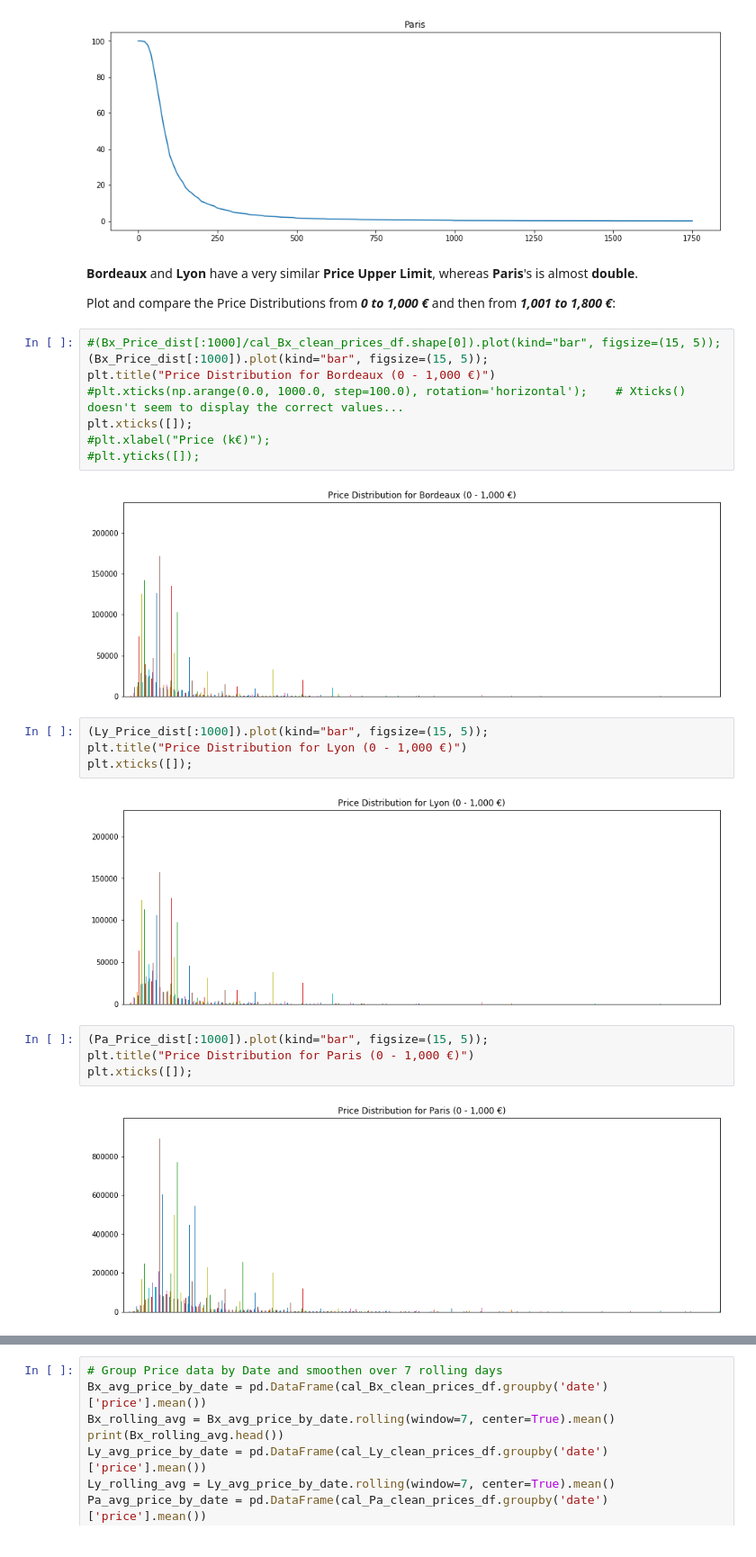
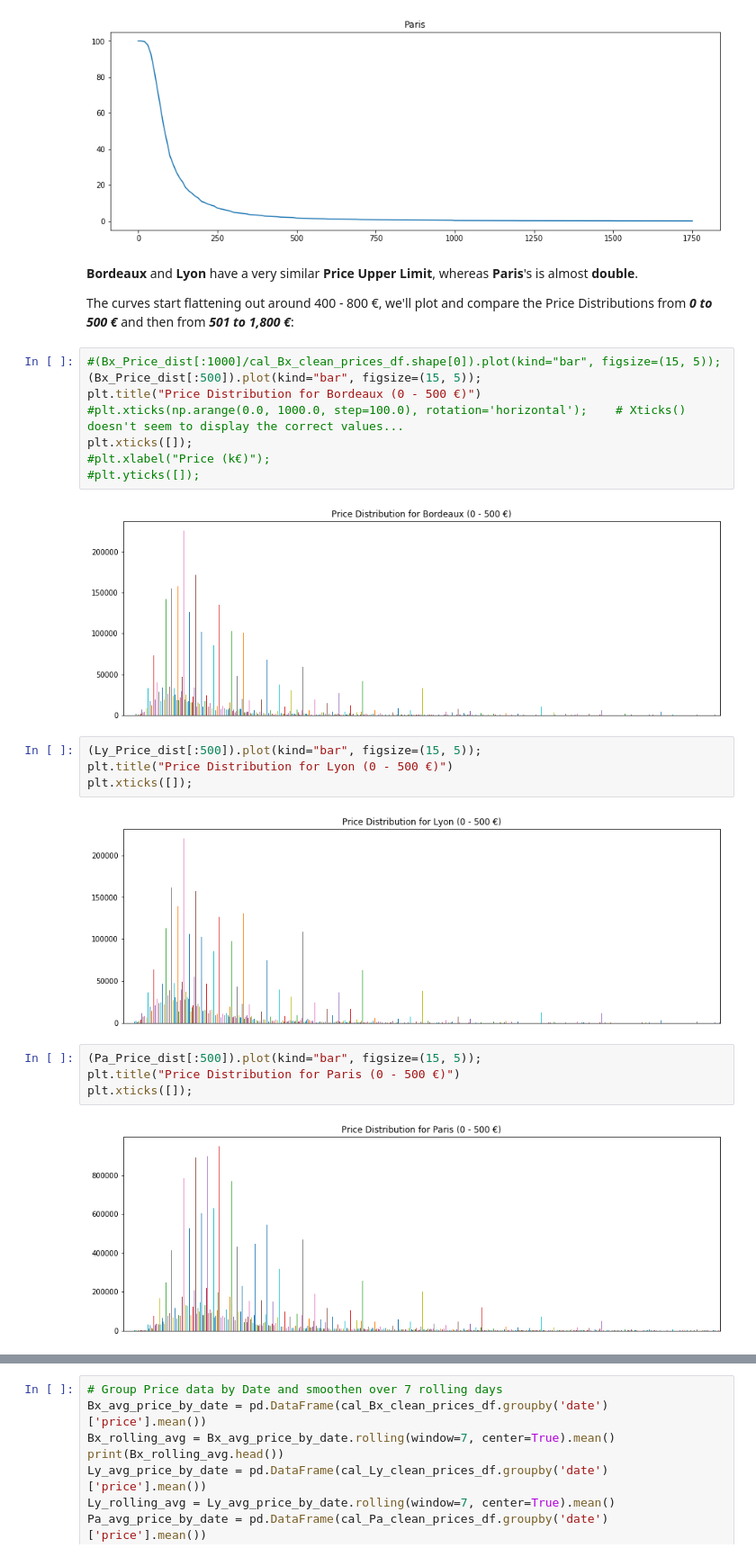
Before and after one commit to ChristopheBunn/Udacity-Data-Scientist-Nanodegree, a Jupyter notebook: Jupyter Notebooks/7 - Introduction to Data Science/Project - Write a Data Science Blog Post/Airbnb_Bordeaux_Lyon_Paris.ipynb, the cells around one changed output, grey strips where cells are left out. Shown at 90% size. Cells and saved outputs as stored; diff of their text form.

```diff
--- a/Jupyter Notebooks/7 - Introduction to Data Science/Project - Write a Data Science Blog Post/Airbnb_Bordeaux_Lyon_Paris.ipynb
+++ b/Jupyter Notebooks/7 - Introduction to Data Science/Project - Write a Data Science Blog Post/Airbnb_Bordeaux_Lyon_Paris.ipynb
@@ -454,28 +455,28 @@ plt.title("Paris");
 # %% [markdown]
 **Bordeaux** and **Lyon** have a very similar **Price Upper Limit**, whereas **Paris**'s is almost **double**.
 
-Plot and compare the Price Distributions from ***0 to 1,000 €*** and then from ***1,001 to 1,800 €***:
+The curves start flattening out around 400 - 800 €, we'll plot and compare the Price Distributions from ***0 to 500 €*** and then from ***501 to 1,800 €***:
 # %%
 #(Bx_Price_dist[:1000]/cal_Bx_clean_prices_df.shape[0]).plot(kind="bar", figsize=(15, 5));
-(Bx_Price_dist[:1000]).plot(kind="bar", figsize=(15, 5));
-plt.title("Price Distribution for Bordeaux (0 - 1,000 €)")
+(Bx_Price_dist[:500]).plot(kind="bar", figsize=(15, 5));
+plt.title("Price Distribution for Bordeaux (0 - 500 €)")
 #plt.xticks(np.arange(0.0, 1000.0, step=100.0), rotation='horizontal');    # Xticks() doesn't seem to display the correct values...
 plt.xticks([]);
 #plt.xlabel("Price (k€)");
 #plt.yticks([]);
 # %% [output]
-[figure, old version]
+[figure, new version]
 # %%
-(Ly_Price_dist[:1000]).plot(kind="bar", figsize=(15, 5));
-plt.title("Price Distribution for Lyon (0 - 1,000 €)")
+(Ly_Price_dist[:500]).plot(kind="bar", figsize=(15, 5));
+plt.title("Price Distribution for Lyon (0 - 500 €)")
 plt.xticks([]);
 # %% [output]
-[figure, old version]
+[figure, new version]
 # %%
-(Pa_Price_dist[:1000]).plot(kind="bar", figsize=(15, 5));
-plt.title("Price Distribution for Paris (0 - 1,000 €)")
+(Pa_Price_dist[:500]).plot(kind="bar", figsize=(15, 5));
+plt.title("Price Distribution for Paris (0 - 500 €)")
 plt.xticks([]);
 # %% [output]
-[figure, old version]
+[figure, new version]
 # %%
 #(Bx_Price_dist[1001:1800]/cal_Bx_clean_prices_df.shape[0]).plot(kind="bar", figsize=(15, 5));
```
Also changed, not shown: parts of 21 cells of this notebook.
